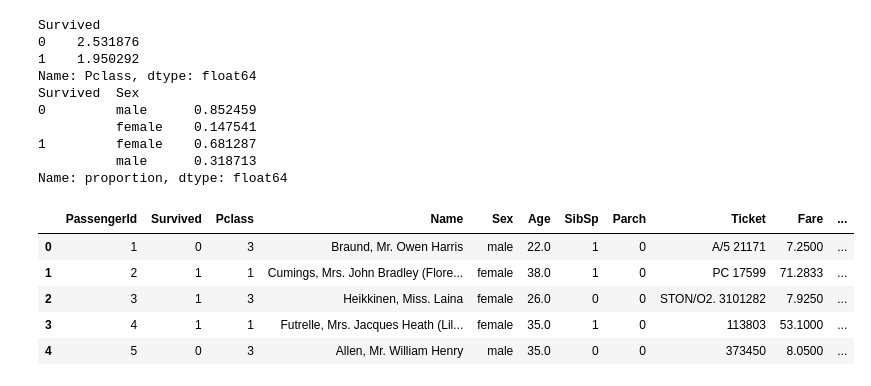
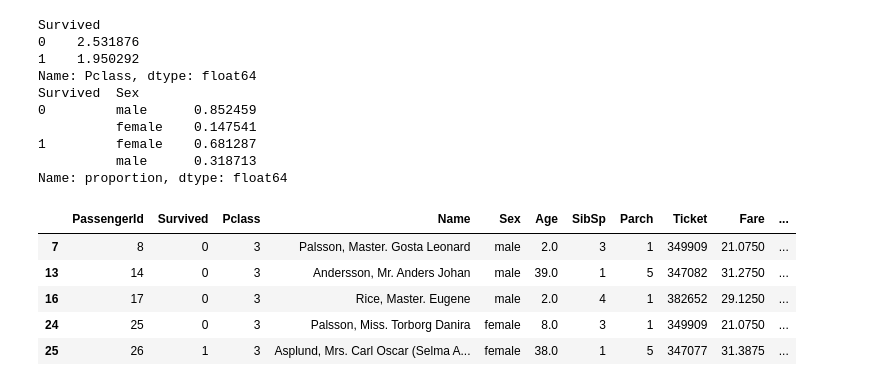
Before and after one commit to jonathanahc/Practicas, a Jupyter notebook: Práctica_6_Manejo_de_librería_Pandas.ipynb, the cells around one changed output. Cells and saved outputs as stored; diff of their text form; code cells hidden in the pictures.

```diff
--- a/Práctica_6_Manejo_de_librería_Pandas.ipynb
+++ b/Práctica_6_Manejo_de_librería_Pandas.ipynb
@@ -37,11 +37,13 @@ Survived  Sex
 Name: proportion, dtype: float64
 # %%
 df['FamilySize'] = df['SibSp'] + df['Parch']
+
+df.drop(df[(df['FamilySize'] < 3)].index, inplace=True)
 df.head()
 # %% [output]
 |  | PassengerId | Survived | Pclass | Name | Sex | Age | SibSp | Parch | Ticket | Fare | ... |
-| 0 | 1 | 0 | 3 | Braund, Mr. Owen Harris | male | 22.0 | 1 | 0 | A/5 21171 | 7.2500 | ... |
-| 1 | 2 | 1 | 1 | Cumings, Mrs. John Bradley (Flore... | female | 38.0 | 1 | 0 | PC 17599 | 71.2833 | ... |
-| 2 | 3 | 1 | 3 | Heikkinen, Miss. Laina | female | 26.0 | 0 | 0 | STON/O2. 3101282 | 7.9250 | ... |
-| 3 | 4 | 1 | 1 | Futrelle, Mrs. Jacques Heath (Lil... | female | 35.0 | 1 | 0 | 113803 | 53.1000 | ... |
-| 4 | 5 | 0 | 3 | Allen, Mr. William Henry | male | 35.0 | 0 | 0 | 373450 | 8.0500 | ... |
+| 7 | 8 | 0 | 3 | Palsson, Master. Gosta Leonard | male | 2.0 | 3 | 1 | 349909 | 21.0750 | ... |
+| 13 | 14 | 0 | 3 | Andersson, Mr. Anders Johan | male | 39.0 | 1 | 5 | 347082 | 31.2750 | ... |
+| 16 | 17 | 0 | 3 | Rice, Master. Eugene | male | 2.0 | 4 | 1 | 382652 | 29.1250 | ... |
+| 24 | 25 | 0 | 3 | Palsson, Miss. Torborg Danira | female | 8.0 | 3 | 1 | 349909 | 21.0750 | ... |
+| 25 | 26 | 1 | 3 | Asplund, Mrs. Carl Oscar (Selma A... | female | 38.0 | 1 | 5 | 347077 | 31.3875 | ... |
```
